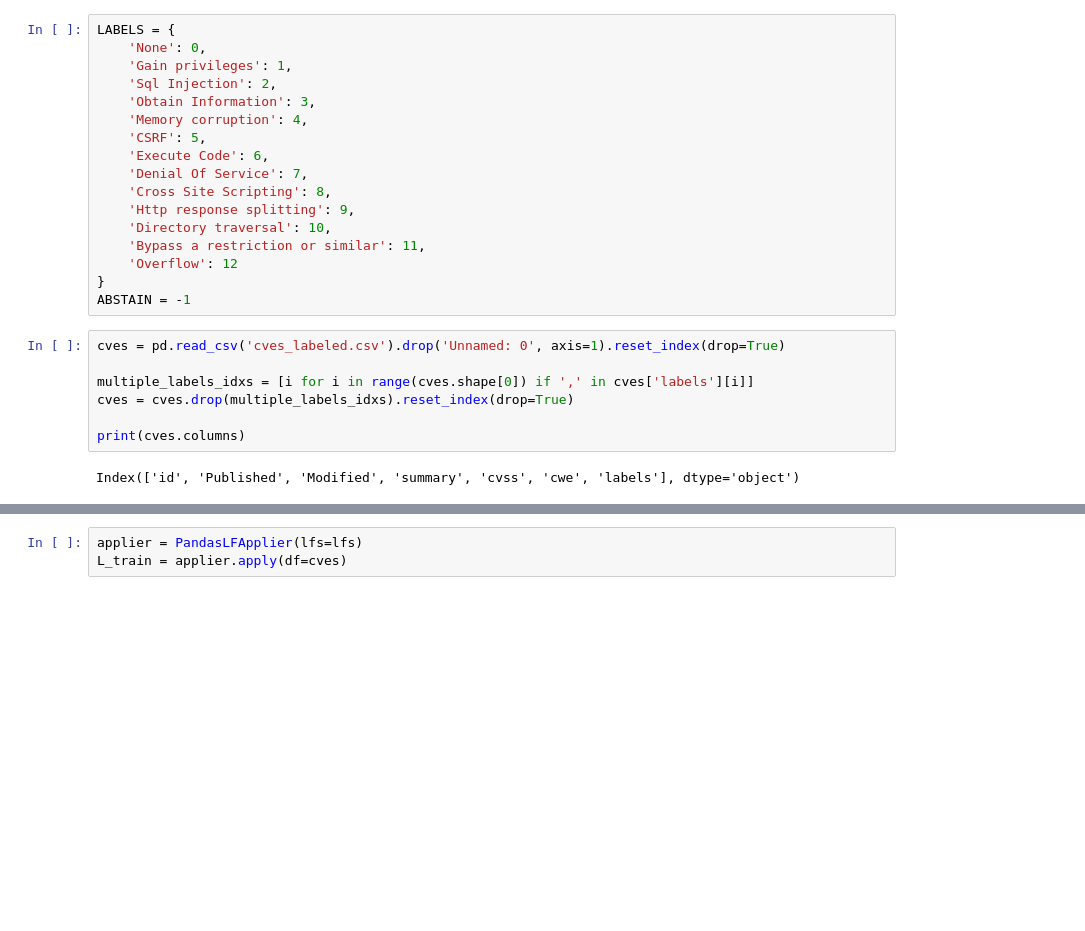
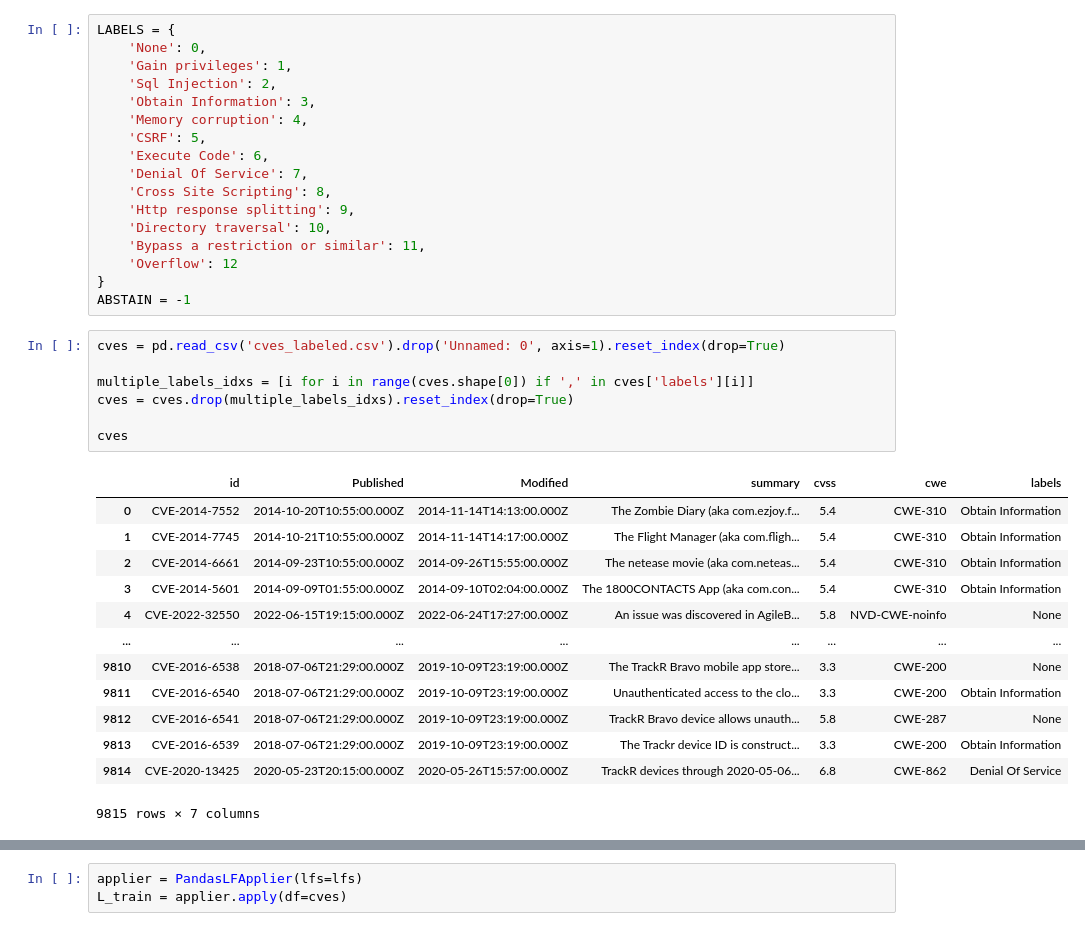
Before and after one commit to davidlpgomes/snorkel-tests, a Jupyter notebook: Snorkel.ipynb, the cells around one changed output, grey strips where cells are left out. Saved outputs shown, nothing was run; the diff lists cells and outputs as text; blank space fills up the shorter version.

```diff
--- a/Snorkel.ipynb
+++ b/Snorkel.ipynb
@@ -37,9 +39,21 @@ ABSTAIN = -1
 # %%
 cves = pd.read_csv('cves_labeled.csv').drop('Unnamed: 0', axis=1).reset_index(drop=True)
 
 multiple_labels_idxs = [i for i in range(cves.shape[0]) if ',' in cves['labels'][i]]
 cves = cves.drop(multiple_labels_idxs).reset_index(drop=True)
 
-print(cves.columns)
+cves
 # %% [output]
+|  | id | Published | Modified | summary | cvss | cwe | labels |
+| 0 | CVE-2014-7552 | 2014-10-20T10:55:00.000Z | 2014-11-14T14:13:00.000Z | The Zombie Diary (aka com.ezjoy.f... | 5.4 | CWE-310 | Obtain Information |
+| 1 | CVE-2014-7745 | 2014-10-21T10:55:00.000Z | 2014-11-14T14:17:00.000Z | The Flight Manager (aka com.fligh... | 5.4 | CWE-310 | Obtain Information |
+| 2 | CVE-2014-6661 | 2014-09-23T10:55:00.000Z | 2014-09-26T15:55:00.000Z | The netease movie (aka com.neteas... | 5.4 | CWE-310 | Obtain Information |
+| 3 | CVE-2014-5601 | 2014-09-09T01:55:00.000Z | 2014-09-10T02:04:00.000Z | The 1800CONTACTS App (aka com.con... | 5.4 | CWE-310 | Obtain Information |
+| 4 | CVE-2022-32550 | 2022-06-15T19:15:00.000Z | 2022-06-24T17:27:00.000Z | An issue was discovered in AgileB... | 5.8 | NVD-CWE-noinfo | None |
+| ... | ... | ... | ... | ... | ... | ... | ... |
+| 9810 | CVE-2016-6538 | 2018-07-06T21:29:00.000Z | 2019-10-09T23:19:00.000Z | The TrackR Bravo mobile app store... | 3.3 | CWE-200 | None |
+| 9811 | CVE-2016-6540 | 2018-07-06T21:29:00.000Z | 2019-10-09T23:19:00.000Z | Unauthenticated access to the clo... | 3.3 | CWE-200 | Obtain Information |
+| 9812 | CVE-2016-6541 | 2018-07-06T21:29:00.000Z | 2019-10-09T23:19:00.000Z | TrackR Bravo device allows unauth... | 5.8 | CWE-287 | None |
+| 9813 | CVE-2016-6539 | 2018-07-06T21:29:00.000Z | 2019-10-09T23:19:00.000Z | The Trackr device ID is construct... | 3.3 | CWE-200 | Obtain Information |
+| 9814 | CVE-2020-13425 | 2020-05-23T20:15:00.000Z | 2020-05-26T15:57:00.000Z | TrackR devices through 2020-05-06... | 6.8 | CWE-862 | Denial Of Service |
-Index(['id', 'Published', 'Modified', 'summary', 'cvss', 'cwe', 'labels'], dtype='object')
+9815 rows × 7 columns
```
Also changed, not shown: parts of 32 cells of this notebook, 2 other files.
